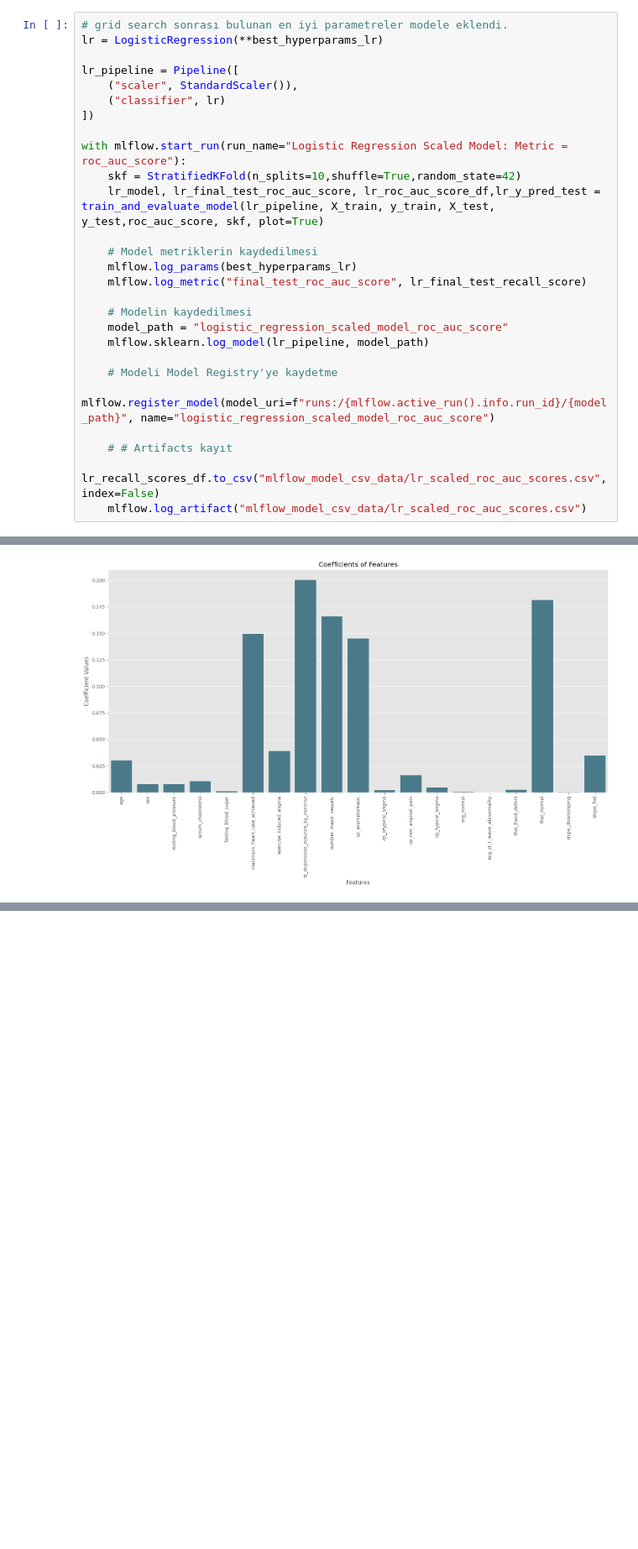
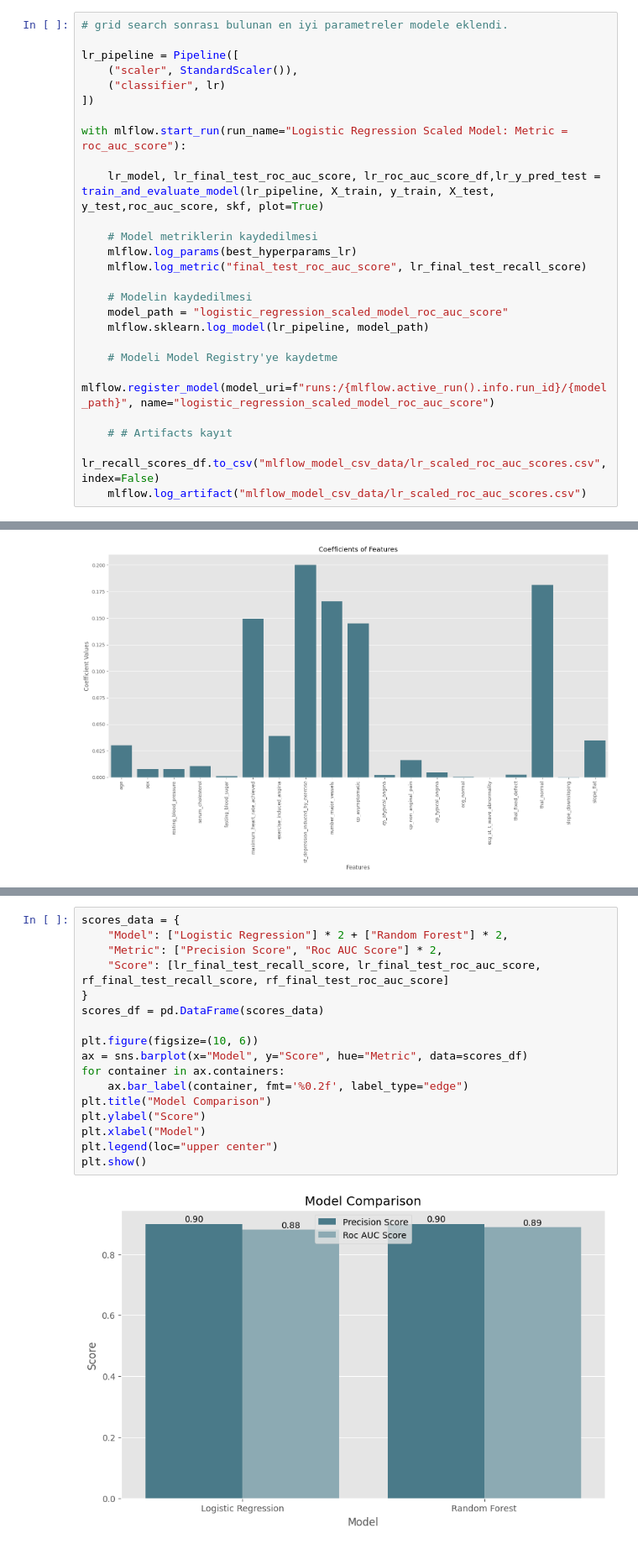
Before and after one commit to kanitvural/heart_disease_project, a Jupyter notebook: hearth_disease_project.ipynb, the cells around one changed output, grey strips where cells are left out. Shown at 84% size. Cells and saved outputs as stored; diff of their text form; blank space fills up the shorter version.

```diff
--- a/hearth_disease_project.ipynb
+++ b/hearth_disease_project.ipynb
@@ -1322,7 +1341,6 @@ Created version '4' of model 'logistic_regression_scaled_model'.
 **Değerlendirme metriği `roc_auc_score`**
 # %%
 # grid search sonrası bulunan en iyi parametreler modele eklendi.
-lr = LogisticRegression(**best_hyperparams_lr)
 
 lr_pipeline = Pipeline([
     ("scaler", StandardScaler()),
@@ -1330,7 +1348,7 @@ lr_pipeline = Pipeline([
 ])
 
 with mlflow.start_run(run_name="Logistic Regression Scaled Model: Metric = roc_auc_score"):
-    skf = StratifiedKFold(n_splits=10,shuffle=True,random_state=42)
+
     lr_model, lr_final_test_roc_auc_score, lr_roc_auc_score_df,lr_y_pred_test = train_and_evaluate_model(lr_pipeline, X_train, y_train, X_test, y_test,roc_auc_score, skf, plot=True)
 
     # Model metriklerin kaydedilmesi
@@ -1589,0 +1629,19 @@ plt.show()
+# %%
+scores_data = {
+    "Model": ["Logistic Regression"] * 2 + ["Random Forest"] * 2,
+    "Metric": ["Precision Score", "Roc AUC Score"] * 2,
+    "Score": [lr_final_test_recall_score, lr_final_test_roc_auc_score, rf_final_test_recall_score, rf_final_test_roc_auc_score]
+}
+scores_df = pd.DataFrame(scores_data)
+
+plt.figure(figsize=(10, 6))
+ax = sns.barplot(x="Model", y="Score", hue="Metric", data=scores_df)
+for container in ax.containers:
+    ax.bar_label(container, fmt='%0.2f', label_type="edge")
+plt.title("Model Comparison")
+plt.ylabel("Score")
+plt.xlabel("Model")
+plt.legend(loc="upper center")
+plt.show()
+# %% [output]
+[figure, added]
```
Also changed, not shown: parts of 14 cells of this notebook.
